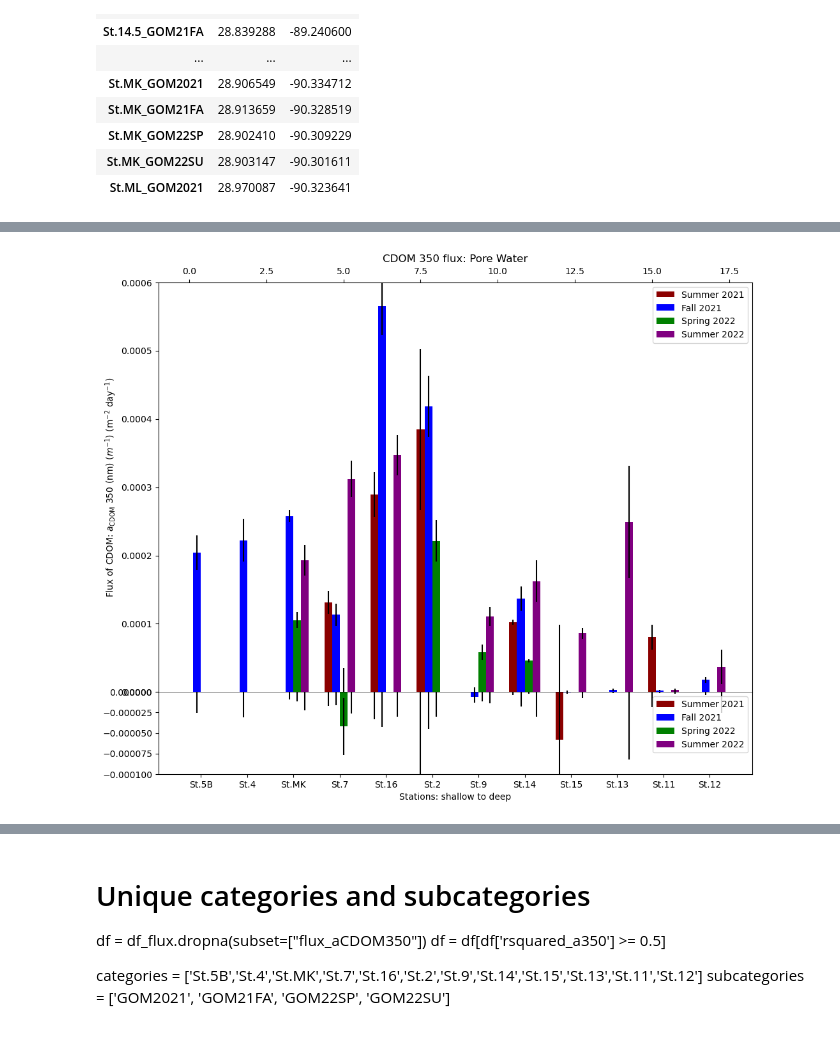
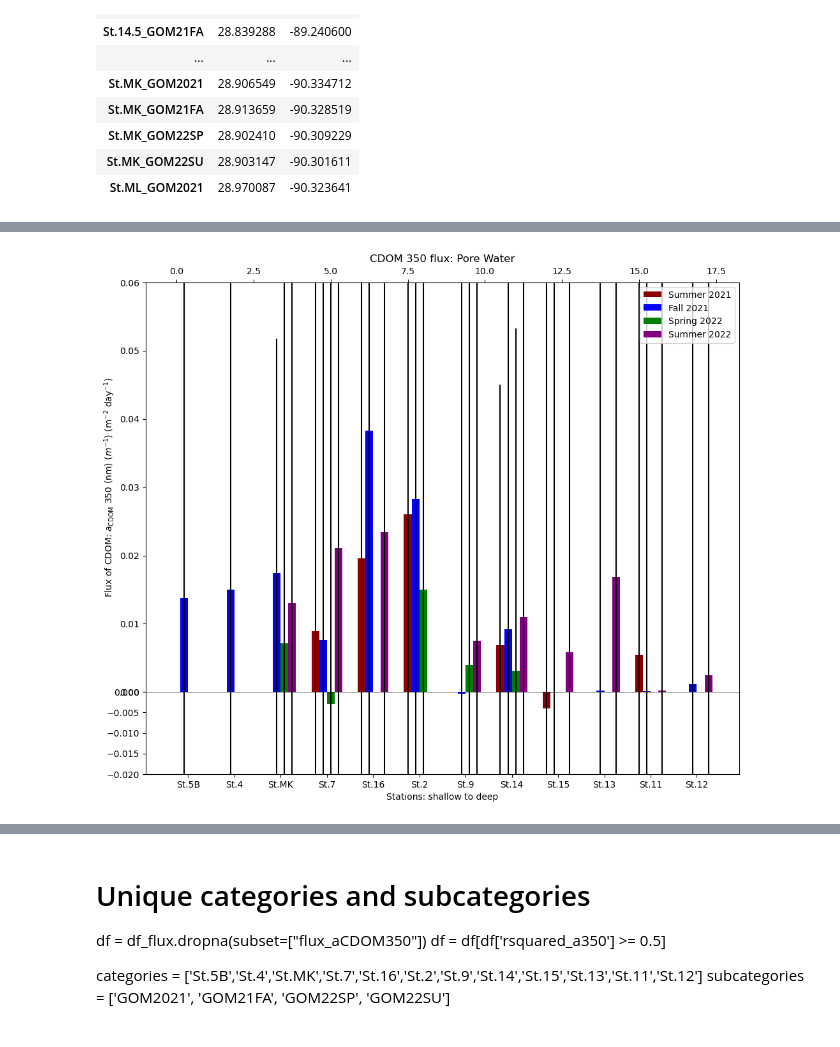
Before and after one commit to Hanna-the-explorer/Data_codes, a Jupyter notebook: Flux_Calculations_pore_water.ipynb, the cells around one changed output, grey strips where cells are left out. Saved outputs shown, nothing was run; the diff lists cells and outputs as text; code cells hidden in the pictures.

```diff
--- a/Flux_Calculations_pore_water.ipynb
+++ b/Flux_Calculations_pore_water.ipynb
@@ -600,12 +584,23 @@ df_lat_lon
 | St.MK_GOM22SU | 28.903147 | -90.301611 |
 | St.ML_GOM2021 | 28.970087 | -90.323641 |
 # %%
+# Assuming you already have df_por defined
+
 df_p = df_por.loc[df_por['depth'] < 3]
+
+# Compute aggregated statistics including count for porosity to calculate SE later
 df_p = df_p.groupby('code').agg({
-    'porosity': 'mean',
+    'porosity': ['mean', 'std', 'count'],
     'Stn': 'first',
     'camp': 'first'
-}).reset_index().set_index('code')
+}).reset_index()
+
+# Compute Standard Error for porosity
+df_p['por_SE'] = df_p['porosity']['std'] / df_p['porosity']['count'].pow(0.5)
+
+# Rename columns for clarity and set the index
+df_p.columns = ['code', 'por_mean', 'por_sd', 'por_count', 'Stn', 'camp', 'por_SE']
+df_p = df_p.set_index('code')
 
 df_p
 # %% [output]
@@ -645,14 +636,14 @@ A = np.pi*(4.2388**2)
 D = 0.000001728
 
 #calcute flux
-df_flux["flux_aCDOM412"] = df_flux["slope_a412"] * (H * A * df_flux["porosity"] / 1000) * D  /x_equal
-df_flux["flux_aCDOM350"] = df_flux["slope_a350"] * (H * A * df_flux["porosity"] / 1000) * D  /x_equal
-df_flux["flux_doc"] = df_flux["slope_doc"] * (H * A * df_flux["porosity"] / 1000) * D * 1000
+df_flux["flux_aCDOM412"] = df_flux["slope_a412"]*x_equal * (H * A * df_flux["por_mean"] / 1000) * D
+df_flux["flux_aCDOM350"] = df_flux["slope_a350"]*x_equal * (H * A * df_flux["por_mean"] / 1000) * D
+df_flux["flux_doc"] = df_flux["slope_doc"] * (H * A * df_flux["por_mean"] / 1000) * D * 1000
 
 
-df_flux["erros_aCDOM412"] = df_flux["err_412"] * (H * A * df_flux["porosity"] / 1000) * D  /x_equal
-df_flux["erros_aCDOM350"] = df_flux["err_350"] * (H * A * df_flux["porosity"] / 1000) * D  /x_equal
-df_flux["erros_doc"] = df_flux["err_doc"] * (H * A * df_flux["porosity"] / 1000) * D * 1000
+df_flux["erros_aCDOM412"] = np.sqrt( ((df_flux["err_412"] / df_flux["slope_a412"])**2) + (((df_flux["por_SE"] / df_flux["por_mean"])**2)/1000) )# +((x_err / x_equal)**2) )
+df_flux["erros_aCDOM350"] = np.sqrt( ((df_flux["err_350"] / df_flux["slope_a350"])**2) + (((df_flux["por_SE"] / df_flux["por_mean"])**2)/1000) )# +((x_err / x_equal)**2) )
+df_flux["erros_doc"] = np.sqrt( (df_flux["err_doc"] / df_flux["slope_doc"])**2 + (df_flux["por_SE"] / df_flux["por_mean"])**2 )
 
 #df_flux["flux_tn"] = df_flux["slope_tn"] * df_flux["Hight_m"] *24
 #df_flux["flux_fe2"] = df_flux["slope_fe2"] * df_flux["Hight_m"] *24
@@ -976,36 +895,35 @@ for pos, subcat in zip(positions, subcategories):
             label=label_map[subcat], yerr=[e if e > 0 else 0 for e in errors])
 
 # Setting the limit for the break
-ax1.set_ylim(0, .0006)
-ax2.set_ylim(-.0001, 0)
+ax1.set_ylim(0, .06)
+ax2.set_ylim(-.02, 0)
 
 # Removing spines and ticks for the broken axis effect
 ax1.spines['bottom'].set_visible(False)
 ax2.spines['top'].set_visible(False)
 ax1.xaxis.tick_top()
 ax1.tick_params(labeltop='off')
 ax2.xaxis.tick_bottom()
 
 # Add some text for labels, title, and custom x-axis tick labels
 ax2.set_xlabel('Stations: shallow to deep')
 ax1.set_ylabel(r'Flux of CDOM: $a_{\mathrm{CDOM}}$ 350 (nm) $(m^{-1})$ (m$^{-2}$ day$^{-1}$)')
 ax1.set_title('CDOM 350 flux: Pore Water')
 ax2.set_xticks(r + 1.5*barWidth)  # Adjust for the spaces between groups
 ax2.set_xticklabels(categories)
 
 # Add black horizontal line at y=0
 ax1.axhline(0, color="black", linewidth=0.5)
 ax2.axhline(0, color="black", linewidth=0.5)
 
 handles, _ = plt.gca().get_legend_handles_labels()
 labels = [label_map[subcat] for subcat in subcategories]
 ax1.legend(handles[:len(subcategories)], labels)
 
-plt.legend()
 fig.set_facecolor('w')
 
 plt.savefig("../Dissertation_projects/Figures/Flux_figures/CDOM350_PW_flux_barplot.png")
 
 plt.show()
 # %% [output]
-[figure, old version]
+[figure, new version]
```
Also changed, not shown: parts of 18 cells of this notebook, 3 other files.
